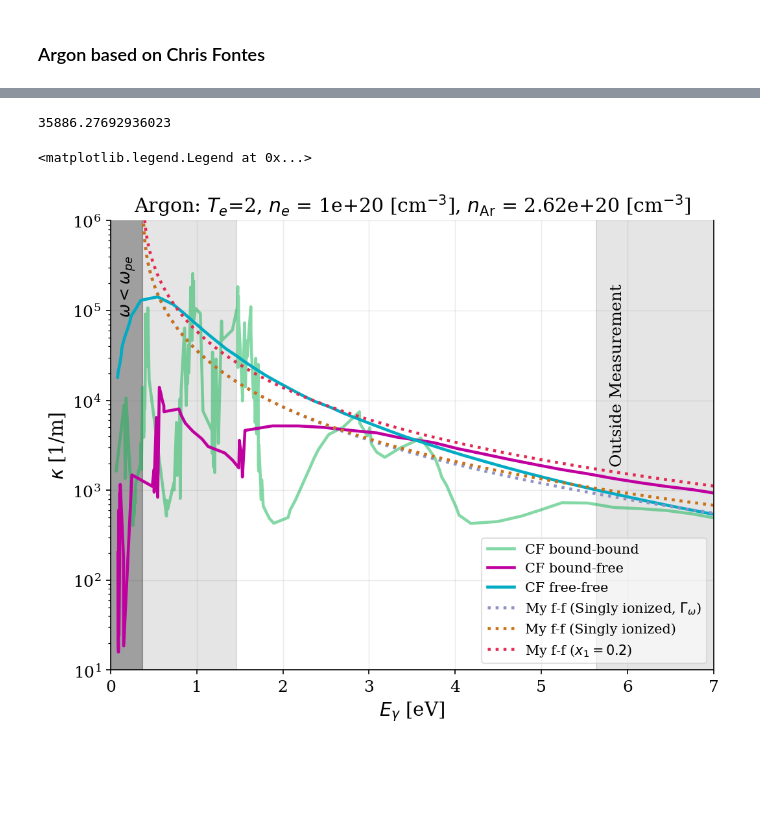
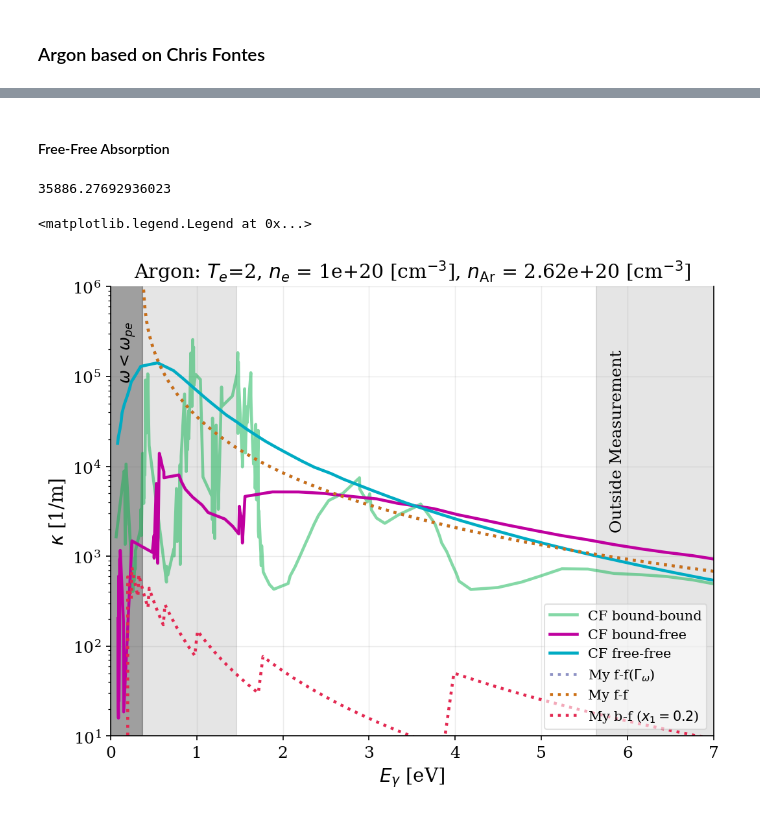
Before and after one commit to MurilloGroupMSU/Two-Temperature-Model, a Jupyter notebook: jupyter/Plasma_Information/Opacity.ipynb, the cells around one changed output, grey strips where cells are left out. Drawn from its saved outputs; the diff is of its cells as text; code cells hidden in the pictures; blank space fills up the shorter version.

```diff
--- a/jupyter/Plasma_Information/Opacity.ipynb
+++ b/jupyter/Plasma_Information/Opacity.ipynb
@@ -58,7 +58,21 @@ if element=='Ar':
     Ti_K = 0
     Te_K = Te_eV*eV_to_K
 
+    l0_n_invcm = np.array([93143.7653, 93750.6031, 94553.6705, 95399.8329, 104102.1043, 107054.2773, 105462.7649, 105617.2753,
+                          106087.2651, 106237.5571, 107131.7139, 107289.7054, 107496.4219, 108722.6247, 111667.771, 111818.033,
+                          112138.929, 114147.737, 112750.158, 113020.360, 113425.969, 113716.560, 113468.478, 113643.265,
+                          114640.997, 114821.944, 114805.140, 115366.871, 114861.640, 114975.024]) # Excitation levels in 1/cm
+
+    l0_n_invcm = np.array([93143.7653, 93750.6031, 94553.6705, 95399.8329, 104102.1043, 107054.2773, 105462.7649, 105617.2753,
+                          106087.2651, 106237.5571, 107131.7139, 107289.7054, 107496.4219, 108722.6247, 111667.771, 111818.033,
+                          112138.929, 114147.737, 112750.158, 113020.360, 113425.969, 113716.560, 113468.478, 113643.265,
+                          114640.997, 114821.944, 114805.140, 115366.871, 114861.640, 114975.024]) # Excitation levels in 1/cm
+
+    J_n        = np.array([2, 1, 0, 1, 1, 0, 3, 2, 1, 2, 1, 2, 1, 0, 0, 1, 2, 1, 4, 3, 2, 3, 2, 1, 2, 3, 2, 1, 0, 1])
+    stat_weights = 2*J_n + 1
+
     χ0_eV = 15.7596119  # eV See
+    χ0_AU = χ0_eV*eV_to_AU  # eV See
     χ0_J = χ0_eV*eV_to_J
 
     # ionization_file="../../data/Ar25bar_Saha.txt"
@@ -67,12 +136,12 @@ if element=='Ar':
+# %% [markdown]
+#### Free-Free Absorption
 # %%
-def get_κ_absorption(Eγ_eV):
+def get_κff_absorption(Eγ_eV):
     ω_invs = Eγ_eV*eV_to_J/hbar
     κ_invm = SMT.photon_absorption_coefficient(ω_invs, mi_kg, Zbar*nn_invm3, ne_invm3, Ti_K, Te_K)
     return κ_invm
 
-
-
-def get_κ_absorption_new(Eγ_eV, x1 = Zbar):
+def get_κff_absorption_new(Eγ_eV, x1 = Zbar):
     """
     γ = ne/nc
     νei = 2.91e-12*Te_eV**-1.5 * Σ_i( Z_i**2 n_i lnΛ_i)
@@ -91,13 +160,7 @@ def get_κ_absorption_new(Eγ_eV, x1 = Zbar):
     κ_invm = νei * γ/c/np.sqrt( 1 - γ)
     return κ_invm
 
-def λ_nm_to_Eγ(λ_nm):
-    λ_m = λ_nm*1e-9
-    ν = c/λ_m
-    ω = ν*2*π
-    return ω*hbar*J_to_eV
-
-get_κ_absorption_new(1)
+get_κff_absorption_new(1)
 # %% [output]
 35886.27692936023
 # %%
@@ -117,33 +180,35 @@ ff_opacity_κ_invm = ρi_kginvm3*ff_opacity_data['opacity[cm^2/g]']*1e3*1e-4 # k
 # %%
 fig, ax = plt.subplots(figsize=(8,6), dpi=150)
 
 ax.set_title(r"Argon: $T_e$={0}, $n_e$ = {1} [cm$^{{-3}}$], $n_{{\rm Ar}}$ = {2:0.2e} [cm$^{{-3}}$]".format(Te_eV, ne_invcc, nn_invcc ))
 ax.plot(bb_opacity_Eγ_eV , bb_opacity_κ_invm, label= "CF bound-bound", alpha=0.5 )
 ax.plot(bf_opacity_Eγ_eV , bf_opacity_κ_invm, label= "CF bound-free" )
 ax.plot(ff_opacity_Eγ_eV , ff_opacity_κ_invm, label= "CF free-free" )
 
 Eγ_eV_array= np.geomspace(1e-1,50, num=200)
-ax.plot(Eγ_eV_array , get_κ_absorption(Eγ_eV_array),':', label="My f-f (Singly ionized, $\Gamma_\omega $)")
-ax.plot(Eγ_eV_array , get_κ_absorption_new(Eγ_eV_array),':', label="My f-f (Singly ionized)")
-ax.plot(Eγ_eV_array , get_κ_absorption_new(Eγ_eV_array, x1=0.2),':', label=r"My f-f ($x_1=0.2$)")
+ax.plot(Eγ_eV_array , get_κff_absorption_new(Eγ_eV_array),':', label="My f-f($\Gamma_\omega $)")
+ax.plot(Eγ_eV_array , get_κff_absorption_new(Eγ_eV_array),':', label="My f-f")
+ax.plot(Eγ_eV_array , get_κbf_absorption_new(nn_invcc, Te_K*K_to_eV, Eγ_eV_array ),':', label=r"My b-f ($x_1=0.2$)")
 
 # ax.set_xscale('log')
 ax.set_yscale('log')
 ax.set_xlabel(r"$E_\gamma$ [eV]")
 ax.set_ylabel(r"$\kappa$ [1/m]")
 ax.set_xlim(0,7)
 ax.set_ylim(1e1,1e6)
 
 E_pe = SMT.electron_plasma_frequency(ne_invm3)*hbar*J_to_eV
 ax.fill_betweenx(np.linspace(0,1e8, num=2), 0, E_pe, color='k', alpha=0.3)
 ax.fill_betweenx(np.linspace(0,1e8, num=2), 0, λ_nm_to_Eγ(850), color='k', alpha=0.1)
 ax.fill_betweenx(np.linspace(0,1e8, num=2), λ_nm_to_Eγ(220), 200, color='k', alpha=0.1)
 
 ax.text(5.8,0.2e4, "Outside Measurement", rotation=90)
 ax.text(0.1,1e5, r"$\omega < \omega_{pe}$", rotation=90)
 
 # ax.set_ylim(0,1e4)
 ax.legend(loc='lower right')
+# ax.set_xscale('log')
+# ax.set_xlim(1e-1,None)
 # %% [output]
 <matplotlib.legend.Legend at 0x...>
-[figure, old version]
+[figure, new version]
```
Also changed, not shown: parts of 3 cells of this notebook, 9 other files.
